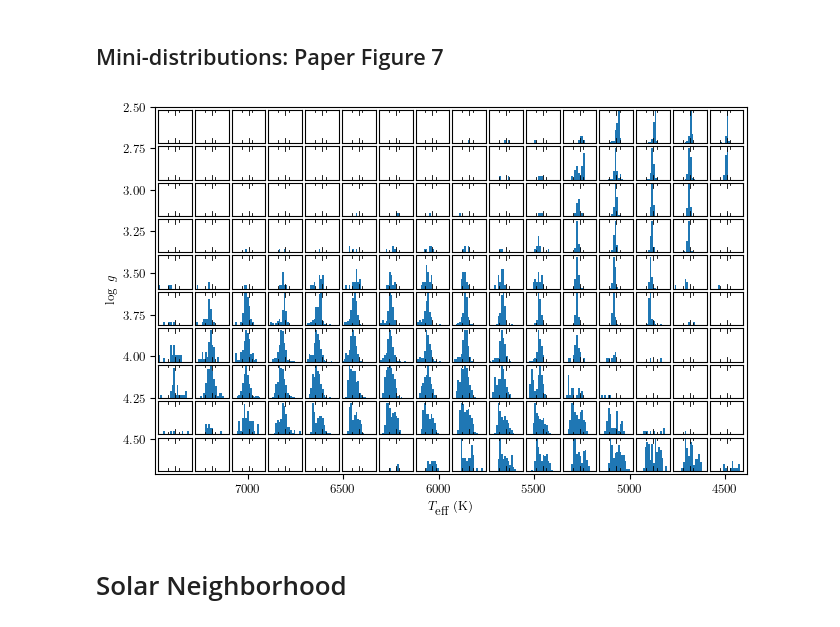
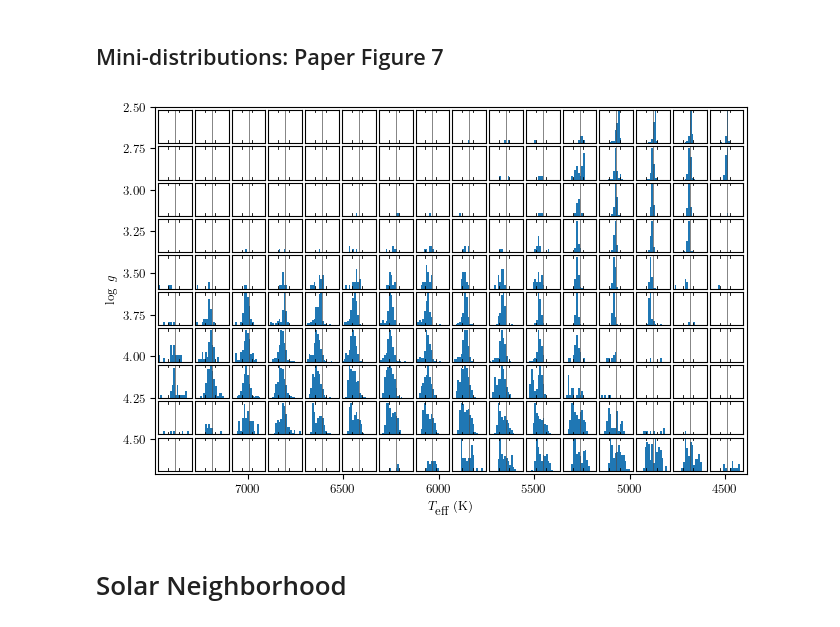
Before and after one commit to svank/modeling-stellar-flicker, a Jupyter notebook: analysis_and_plots.ipynb, the cells around one changed output. Cells and saved outputs as stored; diff of their text form; code cells hidden in the pictures.

Commit message:
Tweak plots

```diff
--- a/analysis_and_plots.ipynb
+++ b/analysis_and_plots.ipynb
@@ -179,7 +179,7 @@ def plot_fit(C_grid, vmin=8, vmax=40, cmap='viridis', only_FeH=None):
 
     plt.xlim(7135, 3510)
     plt.ylim(4.78, 0.77)
-    plt.xlabel(r"$T_\textrm{eff}$")
+    plt.xlabel(r"$T_\textrm{eff}$ (K)")
     plt.ylabel("log $g$")
 
 plt.figure(figsize=(WIDE_FIG_WIDTH, 3))
@@ -961,37 +961,36 @@ dh = height / grid_size_y
 for i, (T_stop, T_start) in enumerate(zip(T_vals[:-1], T_vals[1:])):
     for j, (logg_stop, logg_start) in enumerate(zip(logg_vals[:-1], logg_vals[1:])):
         sel  = cat['loggH'] >= logg_start
         sel *= cat['loggH'] <  logg_stop
         sel *= cat['TeffH'] >= T_start
         sel *= cat['TeffH'] <  T_stop
 
         ax = fig.add_axes([xoff + i*dw, yoff + j*dh, dw - 2*padx, dh - 2*pady])
         n, _, _ = ax.hist(np.log10(cat['F8'][sel] / F8_modeled[sel]),
                           bins=20,
                           range=(-1, 1),
                           histtype='stepfilled')
 
-        # Plot the "ratio = 1" ticks
-        ax.axvline(0, color='k', ymin=0.85, linewidth=.6)
-        ax.axvline(0, color='k', ymax=0.15, linewidth=.6)
+        # Plot the "ratio = 1" line
+        ax.axvline(0, color='0.3', alpha=0.8, linewidth=0.6)
 
         # Plot the envelope ticks
         ax.axvline(np.log10(envelope_low), color='k', ymin=0.92, linewidth=.6)
         ax.axvline(np.log10(envelope_low), color='k', ymax=0.08, linewidth=.6)
         ax.axvline(np.log10(envelope_high), color='k', ymin=0.92, linewidth=.6)
         ax.axvline(np.log10(envelope_high), color='k', ymax=0.08, linewidth=.6)
 
         ax.set_xlim(-1, 1)
         if n.max() < 10:
             ax.set_ylim(0, 10)
         ax.get_xaxis().set_ticks([])
         ax.get_yaxis().set_ticks([])
 
 if save_plots:
     plt.savefig("paper/figures/mini-dists.pdf", bbox_inches='tight', pad_inches=0)
 plt.show()
 # %% [output]
-[figure, old version]
+[figure, new version]
 # %% [markdown]
 # Solar Neighborhood
 # %%
```
Also changed, not shown: parts of 7 cells of this notebook.
